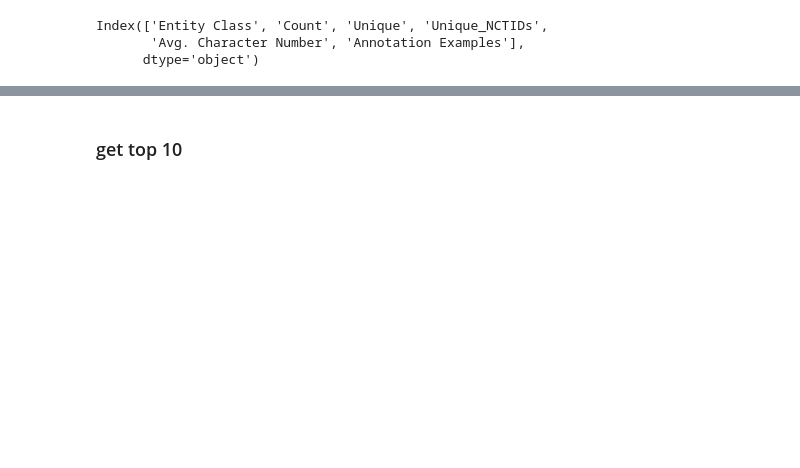
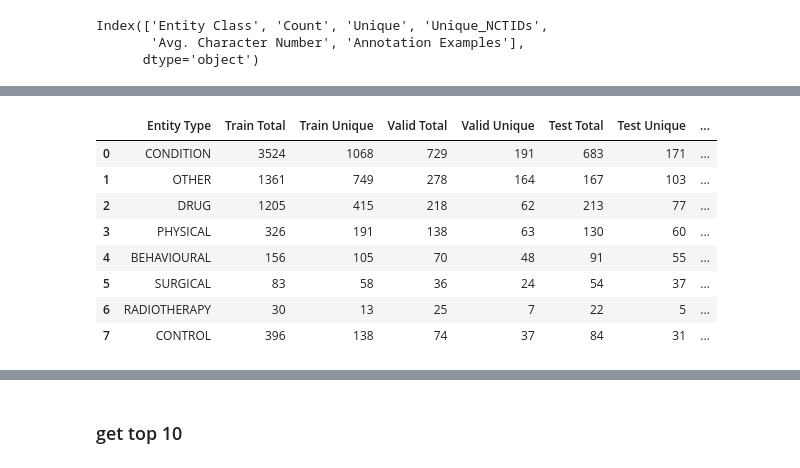
Before and after one commit to Ineichen-Group/NeuroTrialNER, a Jupyter notebook: data/Generate_Corpus_Stats.ipynb, the cells around one changed output, grey strips where cells are left out. Cells and saved outputs as stored; diff of their text form; code cells hidden in the pictures; blank space fills up the shorter version.

```diff
--- a/data/Generate_Corpus_Stats.ipynb
+++ b/data/Generate_Corpus_Stats.ipynb
@@ -352,0 +374,4 @@ find_overlap_and_unique(df_all, train_entities, dev_entities, test_entities, "CO
+# %%
+entities = ['condition', 'other', 'drug', 'physical', 'behavioural', 'surgical', 'radiotherapy', 'control']
+entities_upper = [x.upper() for x in entities]
+entities_upper
@@ -352,0 +401,5 @@ find_overlap_and_unique(df_all, train_entities, dev_entities, test_entities, "CO
+# %%
+entities_summary = {}
+for entity_type in entities_upper:
+    res = find_overlap_and_unique(df_all, train_entities, dev_entities, test_entities, entity_type)
+    entities_summary[entity_type] = res
@@ -352,0 +415,15 @@ find_overlap_and_unique(df_all, train_entities, dev_entities, test_entities, "CO
+# %%
+df_entities_summary = pd.DataFrame(entities_summary).T
+df_entities_summary.reset_index(inplace=True)
+df_entities_summary.rename(columns={'index': 'Entity Type'}, inplace=True)
+df_entities_summary
+# %% [output]
+|  | Entity Type | Train Total | Train Unique | Valid Total | Valid Unique | Test Total | Test Unique | ... |
+| 0 | CONDITION | 3524 | 1068 | 729 | 191 | 683 | 171 | ... |
+| 1 | OTHER | 1361 | 749 | 278 | 164 | 167 | 103 | ... |
+| 2 | DRUG | 1205 | 415 | 218 | 62 | 213 | 77 | ... |
+| 3 | PHYSICAL | 326 | 191 | 138 | 63 | 130 | 60 | ... |
+| 4 | BEHAVIOURAL | 156 | 105 | 70 | 48 | 91 | 55 | ... |
+| 5 | SURGICAL | 83 | 58 | 36 | 24 | 54 | 37 | ... |
+| 6 | RADIOTHERAPY | 30 | 13 | 25 | 7 | 22 | 5 | ... |
+| 7 | CONTROL | 396 | 138 | 74 | 37 | 84 | 31 | ... |
```
Also changed, not shown: parts of 20 cells of this notebook, 1 other file.
